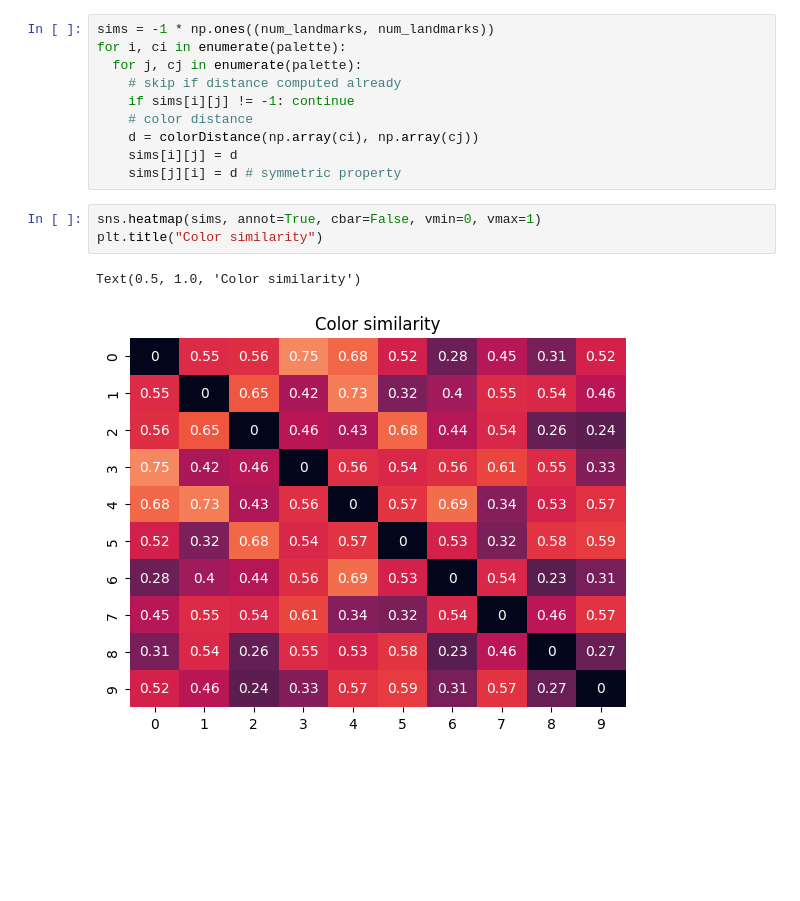
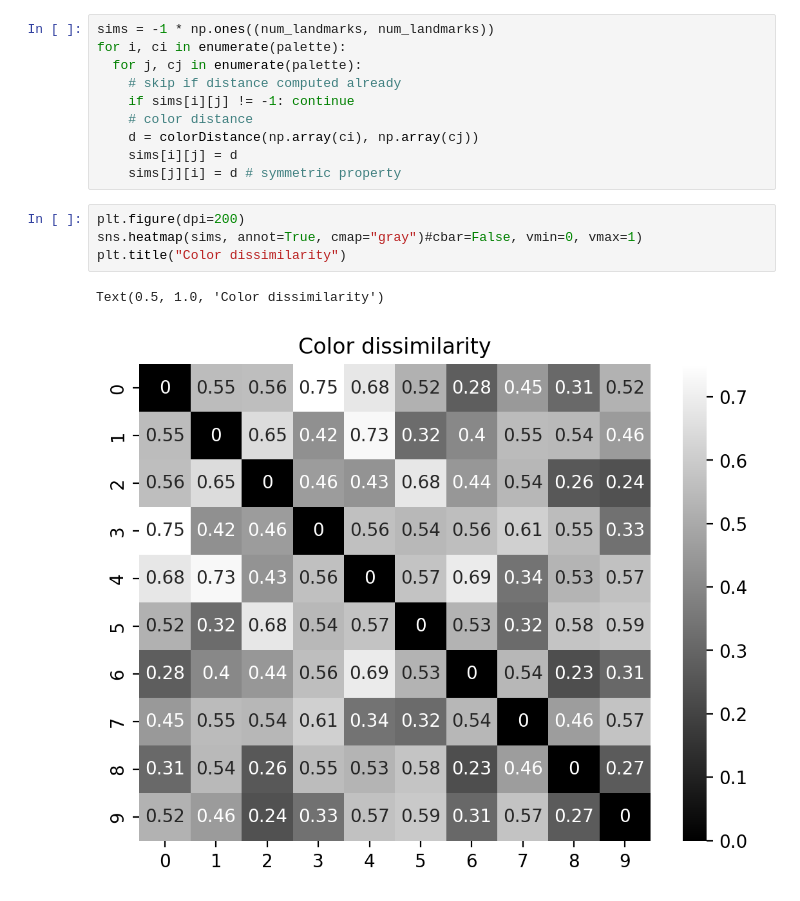
Before and after one commit to vateseif/lmpc-py, a Jupyter notebook: src/mpe/speaker_listener/color_similarity.ipynb, the cells around one changed output. Drawn from its saved outputs; the diff is of its cells as text; blank space fills up the shorter version.

Commit message:
Change cmap of cunfusion matrix to gray

```diff
--- a/src/mpe/speaker_listener/color_similarity.ipynb
+++ b/src/mpe/speaker_listener/color_similarity.ipynb
@@ -37,8 +37,9 @@ for i, ci in enumerate(palette):
     sims[i][j] = d
     sims[j][i] = d # symmetric property
 # %%
-sns.heatmap(sims, annot=True, cbar=False, vmin=0, vmax=1)
-plt.title("Color similarity")
+plt.figure(dpi=200)
+sns.heatmap(sims, annot=True, cmap="gray")#cbar=False, vmin=0, vmax=1)
+plt.title("Color dissimilarity")
 # %% [output]
-Text(0.5, 1.0, 'Color similarity')
+Text(0.5, 1.0, 'Color dissimilarity')
-[figure, old version]
+[figure, new version]
```
